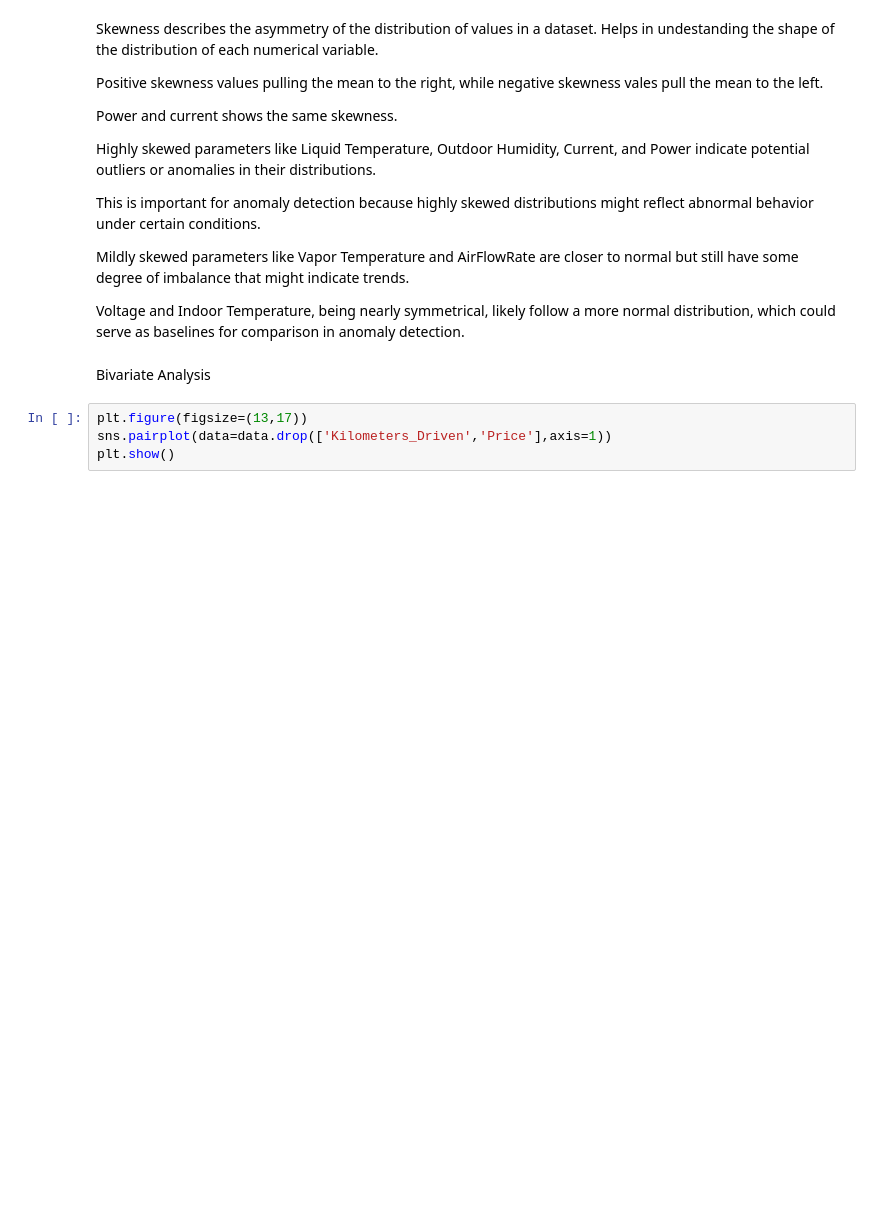
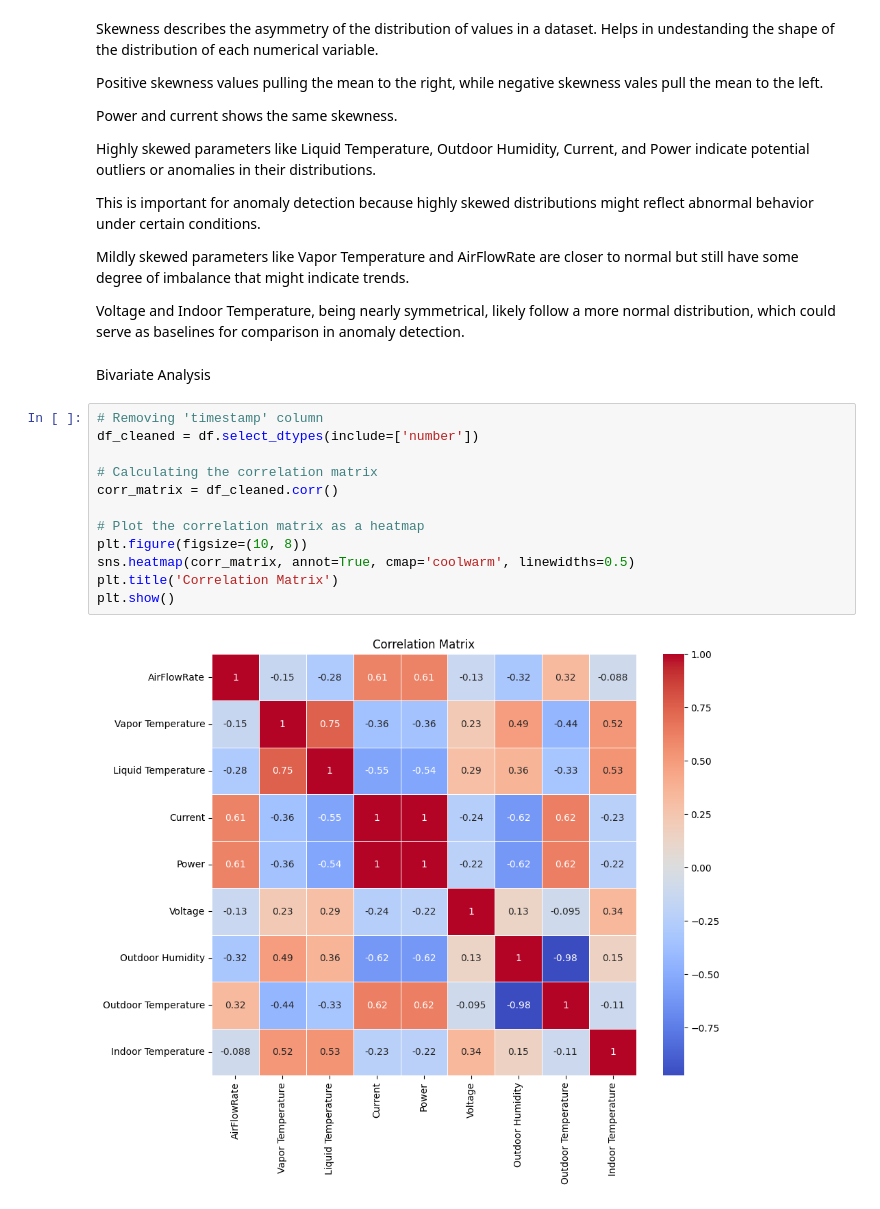
Before and after one commit to AkilaIsuri/AirConditioner-AnomalyDetection, a Jupyter notebook: EDA.ipynb, the cells around one changed output. Cells and saved outputs as stored; diff of their text form; blank space fills up the shorter version.

```diff
--- a/EDA.ipynb
+++ b/EDA.ipynb
@@ -226,7 +224,17 @@ Mildly skewed parameters like Vapor Temperature and AirFlowRate are closer to no
 Voltage and Indoor Temperature, being nearly symmetrical, likely follow a more normal distribution, which could serve as baselines for comparison in anomaly detection.
 # %% [markdown]
 Bivariate Analysis
-# %%
-plt.figure(figsize=(13,17))
-sns.pairplot(data=data.drop(['Kilometers_Driven','Price'],axis=1))
-plt.show()
+# %%
+# Removing 'timestamp' column
+df_cleaned = df.select_dtypes(include=['number'])
+
+# Calculating the correlation matrix
+corr_matrix = df_cleaned.corr()
+
+# Plot the correlation matrix as a heatmap
+plt.figure(figsize=(10, 8))
+sns.heatmap(corr_matrix, annot=True, cmap='coolwarm', linewidths=0.5)
+plt.title('Correlation Matrix')
+plt.show()
+# %% [output]
+[figure, added]
```
Also changed, not shown: parts of 10 cells of this notebook.
